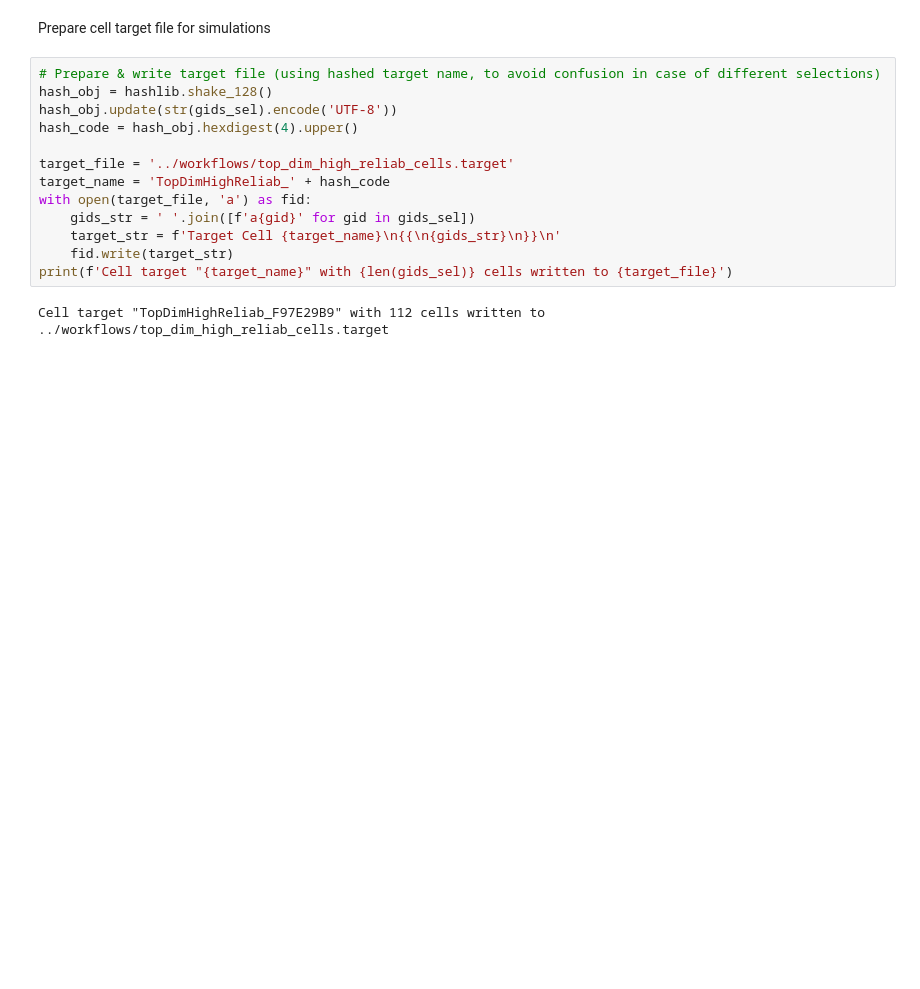
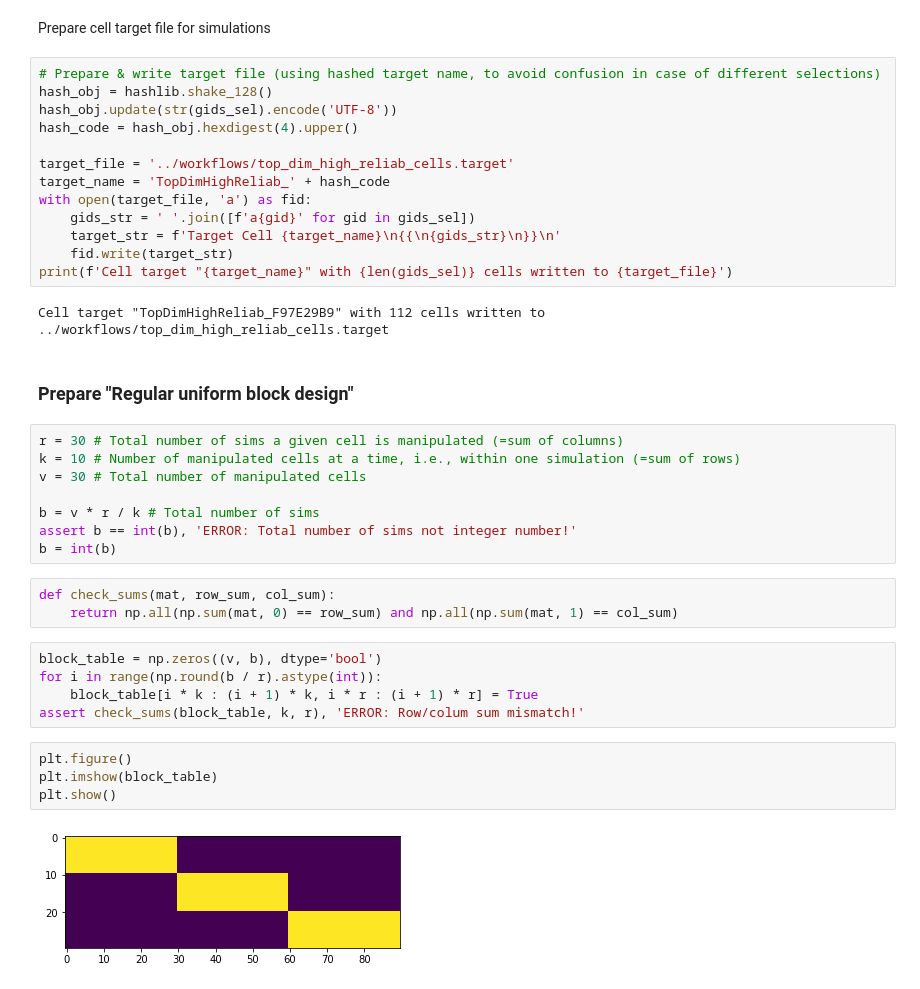
Before and after one commit to BlueBrain/o1v5-workflows, a Jupyter notebook: blob_stim_replication/notebooks/prepare_high_dim_source_disconn.ipynb, the cells around one changed output. Drawn from its saved outputs; the diff is of its cells as text; blank space fills up the shorter version.

Commit message:
Added "regular uniform block design" preparation

```diff
--- a/blob_stim_replication/notebooks/prepare_high_dim_source_disconn.ipynb
+++ b/blob_stim_replication/notebooks/prepare_high_dim_source_disconn.ipynb
@@ -212,3 +212,27 @@ with open(target_file, 'a') as fid:
 print(f'Cell target "{target_name}" with {len(gids_sel)} cells written to {target_file}')
 # %% [output]
 Cell target "TopDimHighReliab_F97E29B9" with 112 cells written to ../workflows/top_dim_high_reliab_cells.target
+# %% [markdown]
+### Prepare "Regular uniform block design"
+# %%
+r = 30 # Total number of sims a given cell is manipulated (=sum of columns)
+k = 10 # Number of manipulated cells at a time, i.e., within one simulation (=sum of rows)
+v = 30 # Total number of manipulated cells
+
+b = v * r / k # Total number of sims
+assert b == int(b), 'ERROR: Total number of sims not integer number!'
+b = int(b)
+# %%
+def check_sums(mat, row_sum, col_sum):
+    return np.all(np.sum(mat, 0) == row_sum) and np.all(np.sum(mat, 1) == col_sum)
+# %%
+block_table = np.zeros((v, b), dtype='bool')
+for i in range(np.round(b / r).astype(int)):
+    block_table[i * k : (i + 1) * k, i * r : (i + 1) * r] = True
+assert check_sums(block_table, k, r), 'ERROR: Row/colum sum mismatch!'
+# %%
+plt.figure()
+plt.imshow(block_table)
+plt.show()
+# %% [output]
+[figure, added]
```
Also changed, not shown: parts of 2 cells of this notebook.
